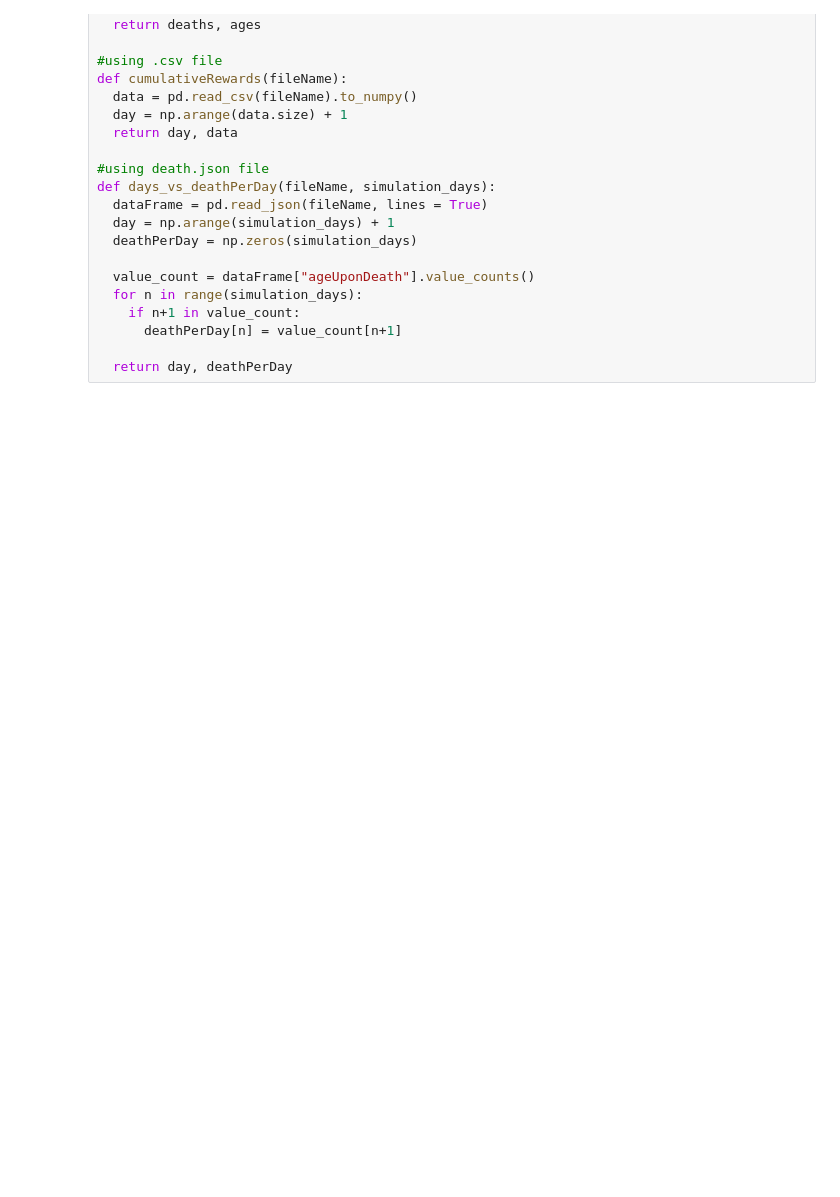
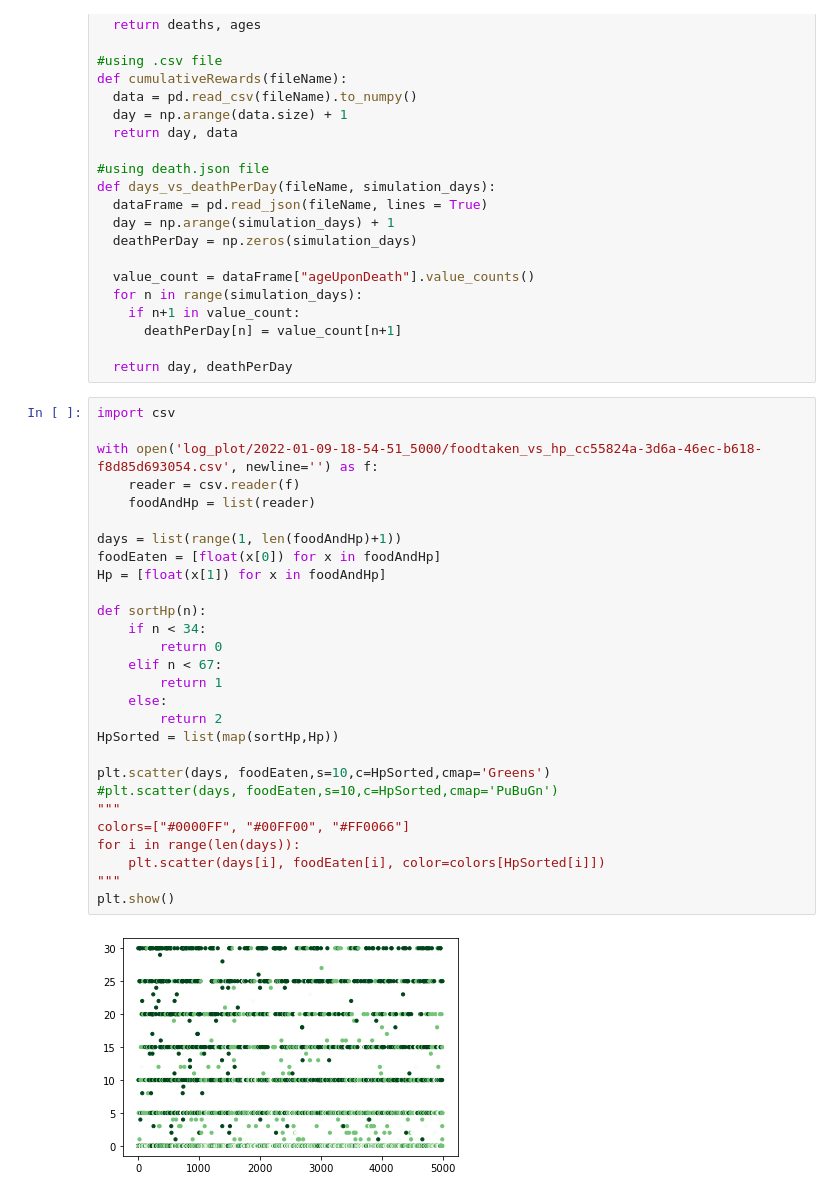
Before and after one commit to SOMAS2021/SOMAS2021, a Jupyter notebook: Experiment.ipynb, the cells around one changed output. Drawn from its saved outputs; the diff is of its cells as text; blank space fills up the shorter version.

Commit message:
plot update

```diff
--- a/Experiment.ipynb
+++ b/Experiment.ipynb
@@ -35,3 +35,33 @@ def days_vs_deathPerDay(fileName, simulation_days):
       deathPerDay[n] = value_count[n+1]
 
   return day, deathPerDay
+# %%
+import csv
+
+with open('log_plot/2022-01-09-18-54-51_5000/foodtaken_vs_hp_cc55824a-3d6a-46ec-b618-f8d85d693054.csv', newline='') as f:
+    reader = csv.reader(f)
+    foodAndHp = list(reader)
+
+days = list(range(1, len(foodAndHp)+1))
+foodEaten = [float(x[0]) for x in foodAndHp]
+Hp = [float(x[1]) for x in foodAndHp]
+
+def sortHp(n):
+    if n < 34:
+        return 0
+    elif n < 67:
+        return 1
+    else:
+        return 2
+HpSorted = list(map(sortHp,Hp))
+
+plt.scatter(days, foodEaten,s=10,c=HpSorted,cmap='Greens')
+#plt.scatter(days, foodEaten,s=10,c=HpSorted,cmap='PuBuGn')
+"""
+colors=["#0000FF", "#00FF00", "#FF0066"]
+for i in range(len(days)):
+    plt.scatter(days[i], foodEaten[i], color=colors[HpSorted[i]])
+"""
+plt.show()
+# %% [output]
+[figure, added]
```
